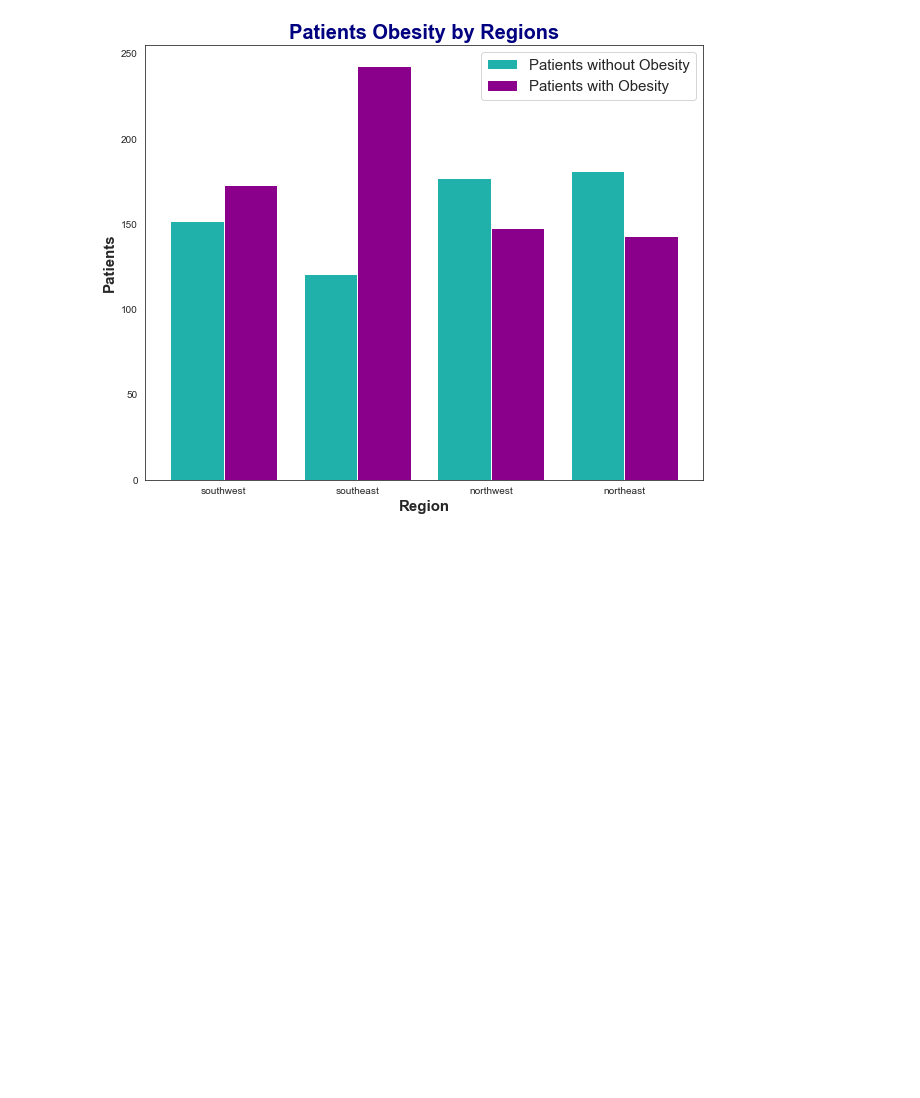
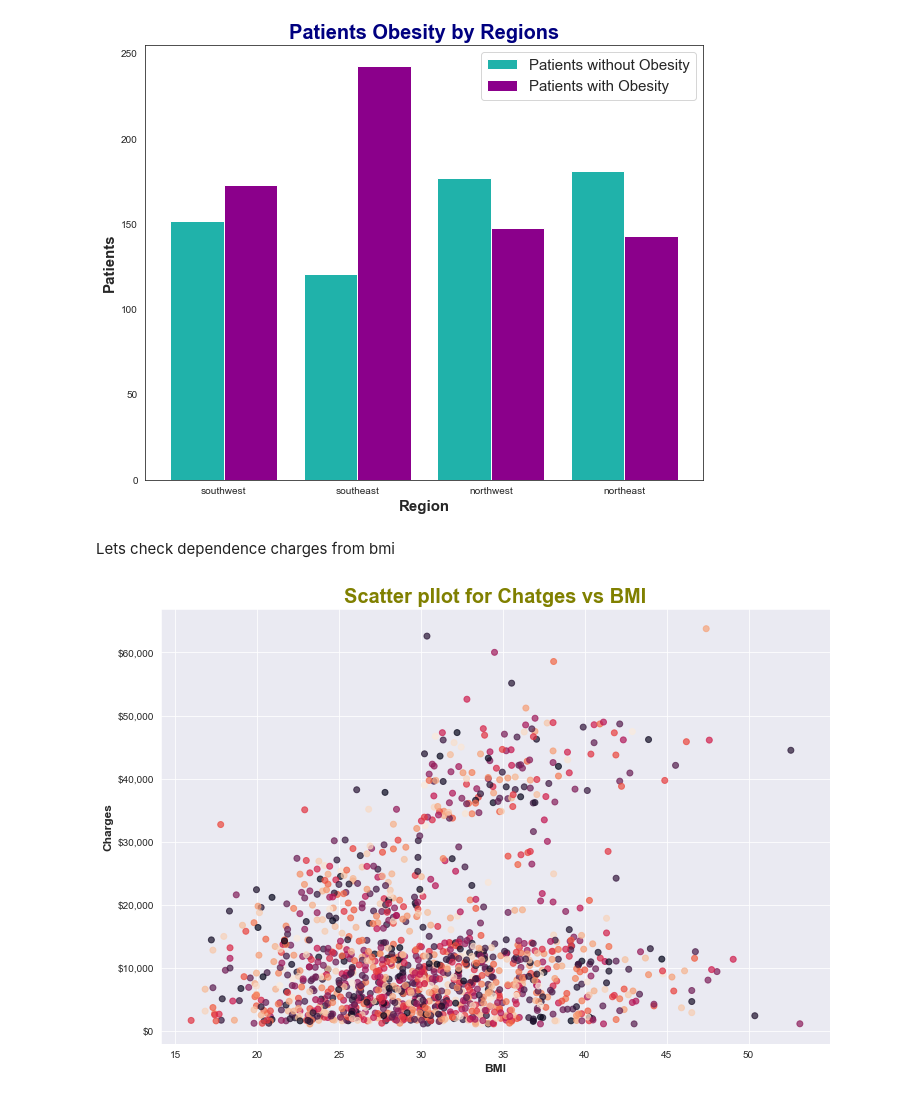
Before and after one commit to ivanowhorocked/first_portfolio, a Jupyter notebook: U.S. Medical Insurance Costs.ipynb, the cells around one changed output. Drawn from its saved outputs; the diff is of its cells as text; code cells hidden in the pictures; blank space fills up the shorter version.

Commit message:
added scatter plot

```diff
--- a/U.S. Medical Insurance Costs.ipynb
+++ b/U.S. Medical Insurance Costs.ipynb
@@ -181,3 +188,18 @@ plt.title('Patients Obesity by Regions', fontsize = 20,  fontweight = 'bold', co
 (173, 243, 148, 143)
 Text(0.5, 1.0, 'Patients Obesity by Regions')
 [figure]
+# %% [markdown]
+Lets check dependence charges from bmi
+# %%
+n = len(df)
+colors = np.random.rand(n)
+f, ax = plt.subplots(figsize = (12, 8))
+ax.scatter( df['bmi'], df['charges'],  c = colors, alpha = 0.7)
+plt.title('Scatter pllot for Chatges vs BMI', fontsize = 20,  fontweight = 'bold', color = 'olive')
+plt.xlabel('BMI', fontsize = 12,  fontweight = 'bold')
+plt.ylabel('Charges', fontsize = 12,  fontweight = 'bold')
+fmt = '${x:,.0f}'
+tick = mtick.StrMethodFormatter(fmt)
+ax.yaxis.set_major_formatter(tick)
+# %% [output]
+[figure, added]
```
Also changed, not shown: parts of 1 cell of this notebook.
